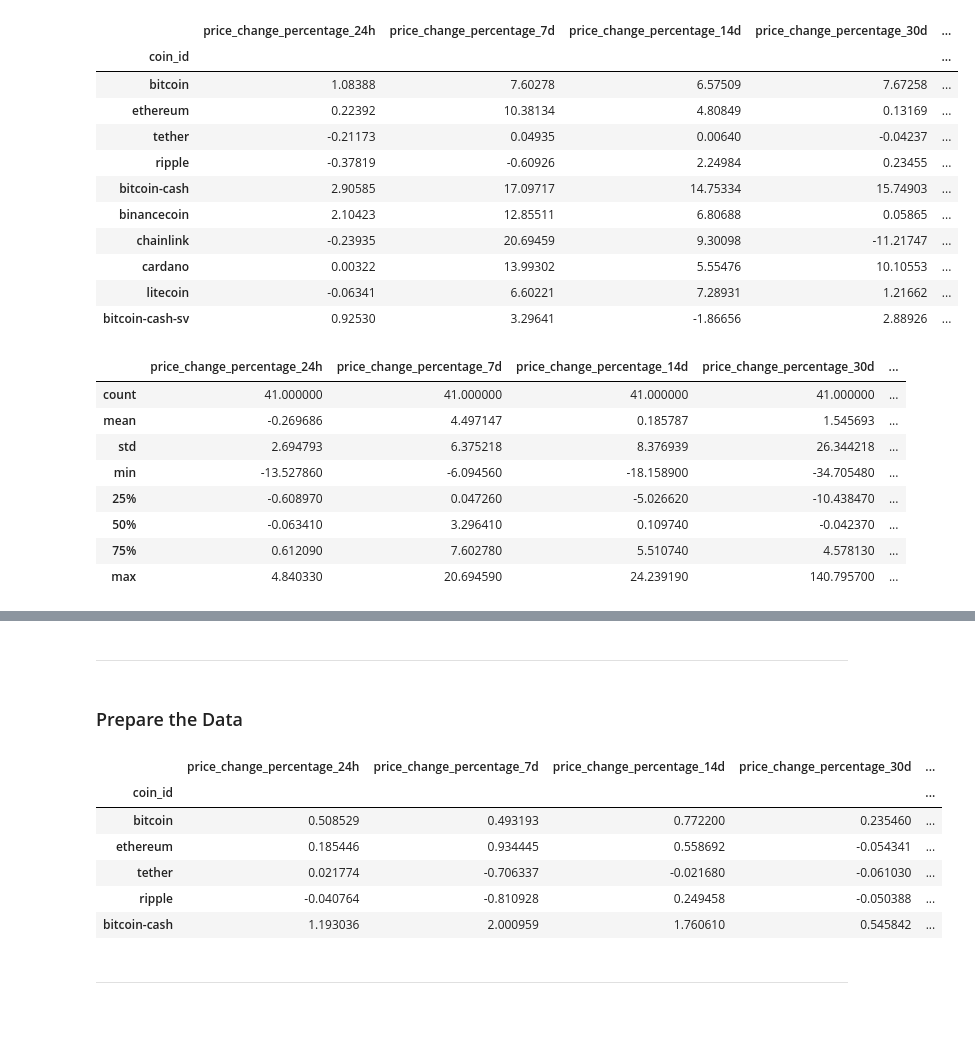
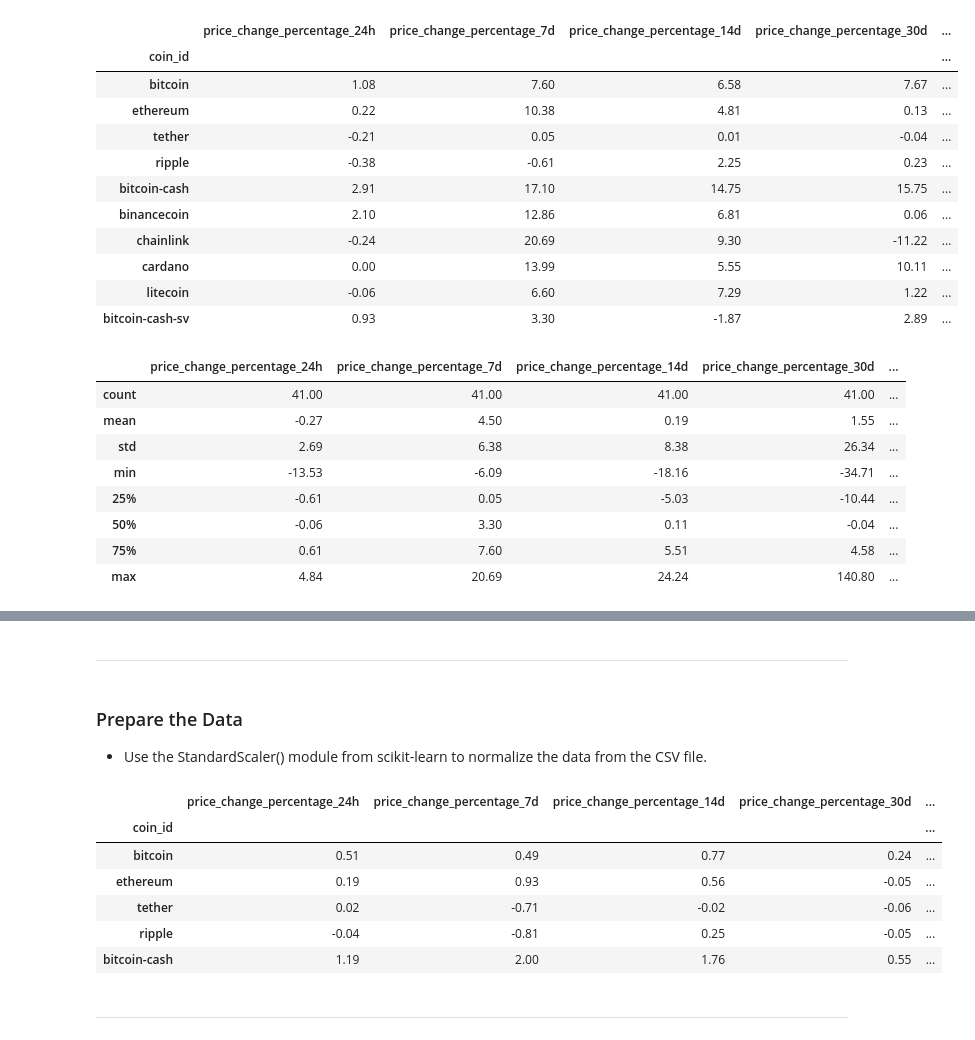
Before and after one commit to elizabethlconn/CryptoClustering, a Jupyter notebook: module-19-challenge-files/Crypto_Clustering.ipynb, the cells around one changed output, grey strips where cells are left out. Cells and saved outputs as stored; diff of their text form; code cells hidden in the pictures.

```diff
--- a/module-19-challenge-files/Crypto_Clustering.ipynb
+++ b/module-19-challenge-files/Crypto_Clustering.ipynb
@@ -11,37 +11,38 @@ import matplotlib.pyplot as plt
 [interactive output not drawn]
 [interactive output not drawn]
 # %%
-# Load the data into a Pandas DataFrame
-crypto_market_df = pd.read_csv(
-    "Resources/crypto_market_data.csv",
-    index_col="coin_id")
+# LOAD DATA INTO PANDAS DATAFRAME
+crypto_market_df = pd.read_csv('Resources/crypto_market_data.csv', index_col="coin_id")
 
-# Display sample data
+# OPTIONAL FORMATTING
+pd.set_option('display.float_format', '{:.2f}'.format)
+
+# DISPLAY SAMPLE DATA
 crypto_market_df.head(10)
 # %% [output]
 |  | price_change_percentage_24h | price_change_percentage_7d | price_change_percentage_14d | price_change_percentage_30d | ... |
 | coin_id |  |  |  |  | ... |
-| bitcoin | 1.08388 | 7.60278 | 6.57509 | 7.67258 | ... |
-| ethereum | 0.22392 | 10.38134 | 4.80849 | 0.13169 | ... |
-| tether | -0.21173 | 0.04935 | 0.00640 | -0.04237 | ... |
-| ripple | -0.37819 | -0.60926 | 2.24984 | 0.23455 | ... |
-| bitcoin-cash | 2.90585 | 17.09717 | 14.75334 | 15.74903 | ... |
-| binancecoin | 2.10423 | 12.85511 | 6.80688 | 0.05865 | ... |
-| chainlink | -0.23935 | 20.69459 | 9.30098 | -11.21747 | ... |
-| cardano | 0.00322 | 13.99302 | 5.55476 | 10.10553 | ... |
-| litecoin | -0.06341 | 6.60221 | 7.28931 | 1.21662 | ... |
-| bitcoin-cash-sv | 0.92530 | 3.29641 | -1.86656 | 2.88926 | ... |
+| bitcoin | 1.08 | 7.60 | 6.58 | 7.67 | ... |
+| ethereum | 0.22 | 10.38 | 4.81 | 0.13 | ... |
+| tether | -0.21 | 0.05 | 0.01 | -0.04 | ... |
+| ripple | -0.38 | -0.61 | 2.25 | 0.23 | ... |
+| bitcoin-cash | 2.91 | 17.10 | 14.75 | 15.75 | ... |
+| binancecoin | 2.10 | 12.86 | 6.81 | 0.06 | ... |
+| chainlink | -0.24 | 20.69 | 9.30 | -11.22 | ... |
+| cardano | 0.00 | 13.99 | 5.55 | 10.11 | ... |
+| litecoin | -0.06 | 6.60 | 7.29 | 1.22 | ... |
+| bitcoin-cash-sv | 0.93 | 3.30 | -1.87 | 2.89 | ... |
 # %%
-# Generate summary statistics
+# SUMMARY STATS
 crypto_market_df.describe()
 # %% [output]
 |  | price_change_percentage_24h | price_change_percentage_7d | price_change_percentage_14d | price_change_percentage_30d | ... |
-| count | 41.000000 | 41.000000 | 41.000000 | 41.000000 | ... |
-| mean | -0.269686 | 4.497147 | 0.185787 | 1.545693 | ... |
-| std | 2.694793 | 6.375218 | 8.376939 | 26.344218 | ... |
-| min | -13.527860 | -6.094560 | -18.158900 | -34.705480 | ... |
-| 25% | -0.608970 | 0.047260 | -5.026620 | -10.438470 | ... |
-| 50% | -0.063410 | 3.296410 | 0.109740 | -0.042370 | ... |
-| 75% | 0.612090 | 7.602780 | 5.510740 | 4.578130 | ... |
-| max | 4.840330 | 20.694590 | 24.239190 | 140.795700 | ... |
+| count | 41.00 | 41.00 | 41.00 | 41.00 | ... |
+| mean | -0.27 | 4.50 | 0.19 | 1.55 | ... |
+| std | 2.69 | 6.38 | 8.38 | 26.34 | ... |
+| min | -13.53 | -6.09 | -18.16 | -34.71 | ... |
+| 25% | -0.61 | 0.05 | -5.03 | -10.44 | ... |
+| 50% | -0.06 | 3.30 | 0.11 | -0.04 | ... |
+| 75% | 0.61 | 7.60 | 5.51 | 4.58 | ... |
+| max | 4.84 | 20.69 | 24.24 | 140.80 | ... |
 # %%
@@ -55,33 +56,34 @@ crypto_market_df.hvplot.line(
 [interactive output not drawn]
 # %% [markdown]
 ---
-# %% [markdown]
-### Prepare the Data
+# %% [markdown]
+### Prepare the Data
+- Use the StandardScaler() module from scikit-learn to normalize the data from the CSV file.
 # %%
-# Use the `StandardScaler()` module from scikit-learn to normalize the data from the CSV file
-
-# Read in CSV
+# READ CSV
 crypto_data = pd.read_csv("Resources/crypto_market_data.csv")
 
-# Drop coin_id column in order to scale numeric data aka price change percentage columns
+# DROP COIN_ID COLUMN TO SCALE NUMBERIC DATA
 numeric_columns = crypto_data.drop(columns=['coin_id'])
 
-# Scale and Fit
+# SCALE + FIT
 crypto_data_scaled = StandardScaler().fit_transform(numeric_columns)
 
-# Create scaled dataframe with coin_id as index
-scaled_crypto_df = pd.DataFrame(crypto_data_scaled, columns=numeric_columns.columns, index=crypto_data['coin_id'])
+# SCALED DATAFRAME - COIN_ID AS INDEX
+scaled_crypto_df = pd.DataFrame(crypto_data_scaled,
+                                columns=numeric_columns.columns,
+                                index=crypto_data['coin_id'])
 
-# Display
+# DISPLAY
 scaled_crypto_df.head()
 # %% [output]
 |  | price_change_percentage_24h | price_change_percentage_7d | price_change_percentage_14d | price_change_percentage_30d | ... |
 | coin_id |  |  |  |  | ... |
-| bitcoin | 0.508529 | 0.493193 | 0.772200 | 0.235460 | ... |
-| ethereum | 0.185446 | 0.934445 | 0.558692 | -0.054341 | ... |
-| tether | 0.021774 | -0.706337 | -0.021680 | -0.061030 | ... |
-| ripple | -0.040764 | -0.810928 | 0.249458 | -0.050388 | ... |
-| bitcoin-cash | 1.193036 | 2.000959 | 1.760610 | 0.545842 | ... |
+| bitcoin | 0.51 | 0.49 | 0.77 | 0.24 | ... |
+| ethereum | 0.19 | 0.93 | 0.56 | -0.05 | ... |
+| tether | 0.02 | -0.71 | -0.02 | -0.06 | ... |
+| ripple | -0.04 | -0.81 | 0.25 | -0.05 | ... |
+| bitcoin-cash | 1.19 | 2.00 | 1.76 | 0.55 | ... |
 # %% [markdown]
 ---
 # %% [markdown]
```
Also changed, not shown: parts of 39 cells of this notebook.
